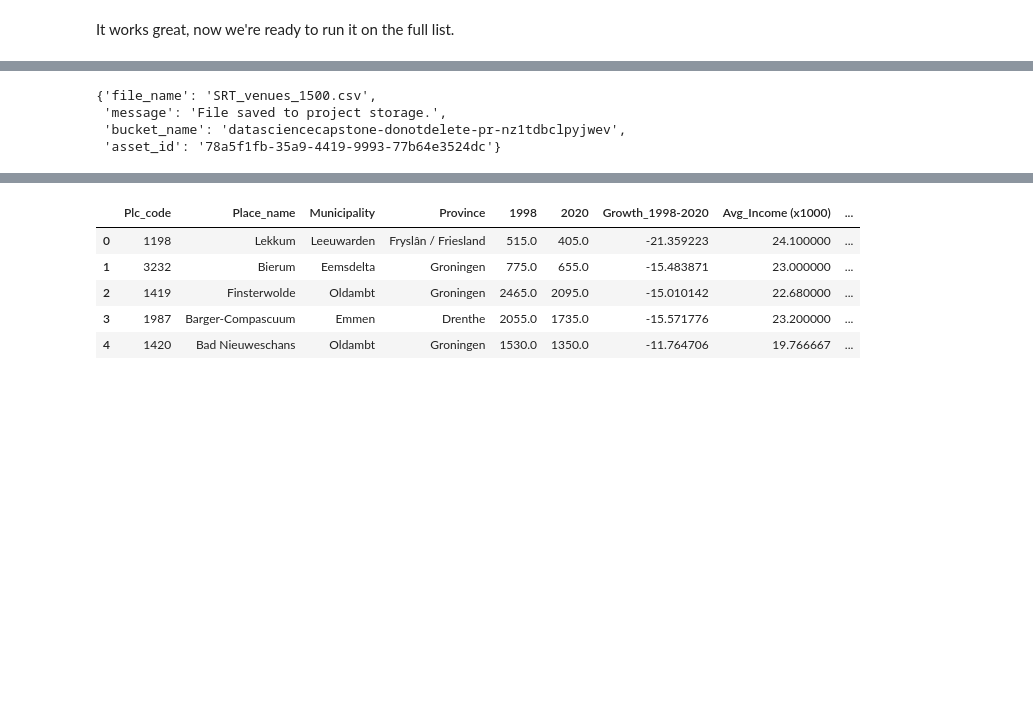
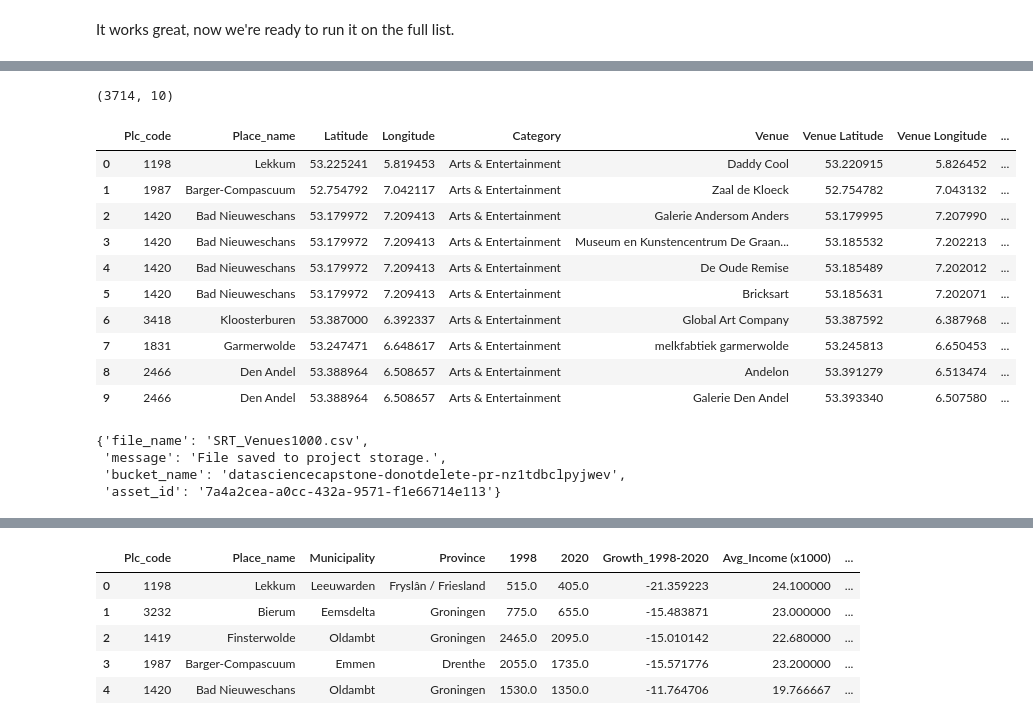
Before and after one commit to LauLau85/Coursera_Capstone, a Jupyter notebook: A Comparison of Rural Towns in the Netherlands.ipynb, the cells around one changed output, grey strips where cells are left out. Cells and saved outputs as stored; diff of their text form; code cells hidden in the pictures; blank space fills up the shorter version.

```diff
--- a/A Comparison of Rural Towns in the Netherlands.ipynb
+++ b/A Comparison of Rural Towns in the Netherlands.ipynb
@@ -2669,0 +2774,16 @@ pc = project.project_context
+# %%
+#Now run with radius=1000m
+#Repeated with radius=1500
+#Get lists from SRT_df
+plc_cd = SRT_df['Plc_code']
+plc_nam = SRT_df['Place_name']
+lati = SRT_df['Latitude']
+longi = SRT_df['Longitude']
+
+empty_lst=[]
+SRT_Venues1000=pd.DataFrame(empty_lst)
+
+for cat_nam, cat_id, cat_radi in zip(Categories_df['Category'],Categories_df['Category_ID'],Categories_df['Radius [m]']):
+    #Call getNearbyVenues
+    Facilities_df=getNearbyVenues(plc_cd, plc_nam, lati, longi, cat_nam, cat_id, cat_radi)
+    SRT_Venues1000 = SRT_Venues1000.append(Facilities_df)
@@ -2670,7 +2808,23 @@ pc = project.project_context
+# %%
+print(SRT_Venues1000.shape)
+SRT_Venues1000.head(10)
+# %% [output]
+(3714, 10)
+|  | Plc_code | Place_name | Latitude | Longitude | Category | Venue | Venue Latitude | Venue Longitude | ... |
+| 0 | 1198 | Lekkum | 53.225241 | 5.819453 | Arts & Entertainment | Daddy Cool | 53.220915 | 5.826452 | ... |
+| 1 | 1987 | Barger-Compascuum | 52.754792 | 7.042117 | Arts & Entertainment | Zaal de Kloeck | 52.754782 | 7.043132 | ... |
+| 2 | 1420 | Bad Nieuweschans | 53.179972 | 7.209413 | Arts & Entertainment | Galerie Andersom Anders | 53.179995 | 7.207990 | ... |
+| 3 | 1420 | Bad Nieuweschans | 53.179972 | 7.209413 | Arts & Entertainment | Museum en Kunstencentrum De Graan... | 53.185532 | 7.202213 | ... |
+| 4 | 1420 | Bad Nieuweschans | 53.179972 | 7.209413 | Arts & Entertainment | De Oude Remise | 53.185489 | 7.202012 | ... |
+| 5 | 1420 | Bad Nieuweschans | 53.179972 | 7.209413 | Arts & Entertainment | Bricksart | 53.185631 | 7.202071 | ... |
+| 6 | 3418 | Kloosterburen | 53.387000 | 6.392337 | Arts & Entertainment | Global Art Company | 53.387592 | 6.387968 | ... |
+| 7 | 1831 | Garmerwolde | 53.247471 | 6.648617 | Arts & Entertainment | melkfabtiek garmerwolde | 53.245813 | 6.650453 | ... |
+| 8 | 2466 | Den Andel | 53.388964 | 6.508657 | Arts & Entertainment | Andelon | 53.391279 | 6.513474 | ... |
+| 9 | 2466 | Den Andel | 53.388964 | 6.508657 | Arts & Entertainment | Galerie Den Andel | 53.393340 | 6.507580 | ... |
 # %%
-project.save_data(data=SRT_venues.to_csv(index=False),file_name='SRT_venues_1500.csv',overwrite=True)
+project.save_data(data=SRT_Venues1000.to_csv(index=False),file_name='SRT_Venues1000.csv',overwrite=True)
 # %% [output]
-{'file_name': 'SRT_venues_1500.csv',
+{'file_name': 'SRT_Venues1000.csv',
  'message': 'File saved to project storage.',
  'bucket_name': 'datasciencecapstone-donotdelete-pr-nz1tdbclpyjwev',
- 'asset_id': '78a5f1fb-35a9-4419-9993-77b64e3524dc'}
+ 'asset_id': '7a4a2cea-a0cc-432a-9571-f1e66714e113'}
```
Also changed, not shown: parts of 82 cells of this notebook.
